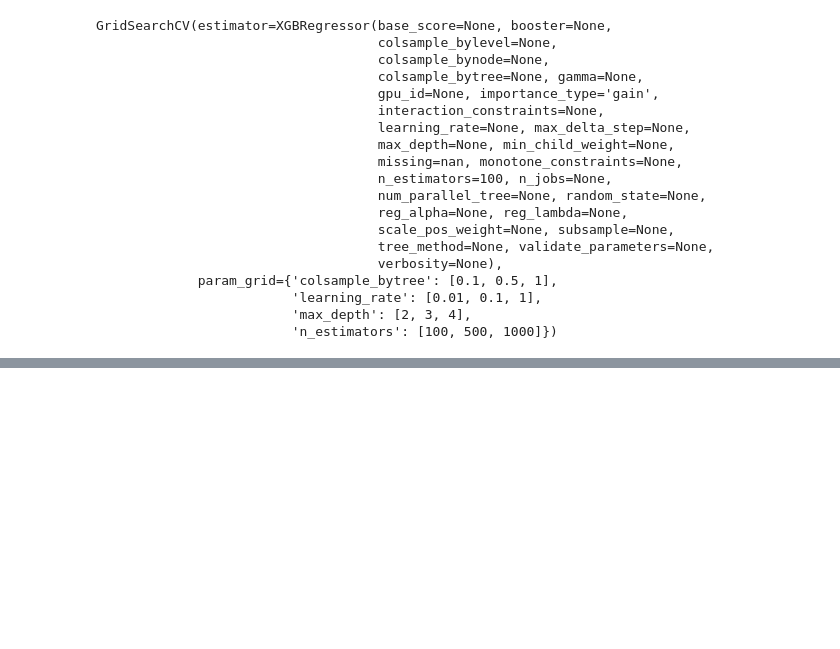
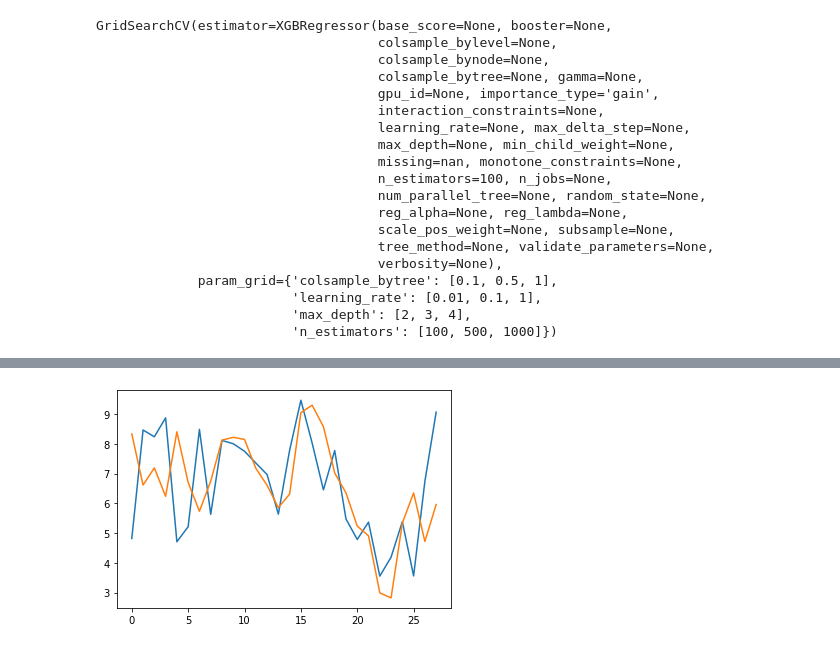
Before and after one commit to p-lothaller/Air-Quality-Forecast-Challenge, a Jupyter notebook: models/xgboost.ipynb, the cells around one changed output, grey strips where cells are left out. Drawn from its saved outputs; the diff is of its cells as text; code cells hidden in the pictures; blank space fills up the shorter version.

```diff
--- a/models/xgboost.ipynb
+++ b/models/xgboost.ipynb
@@ -155,3 +163,9 @@ MAE: 1.3625139360393264
+# %%
+plt.plot(np.arange(len(y_true1)), y_true1)
+plt.plot(np.arange(len(preds)), preds)
+plt.show()
+# %% [output]
+[figure, added]
 # %%
 plt.plot(np.arange(len(y_true1)), y_true1)
 plt.plot(np.arange(len(y_pred1)), y_pred1)
```
Also changed, not shown: parts of 13 cells of this notebook, 1 other file.
